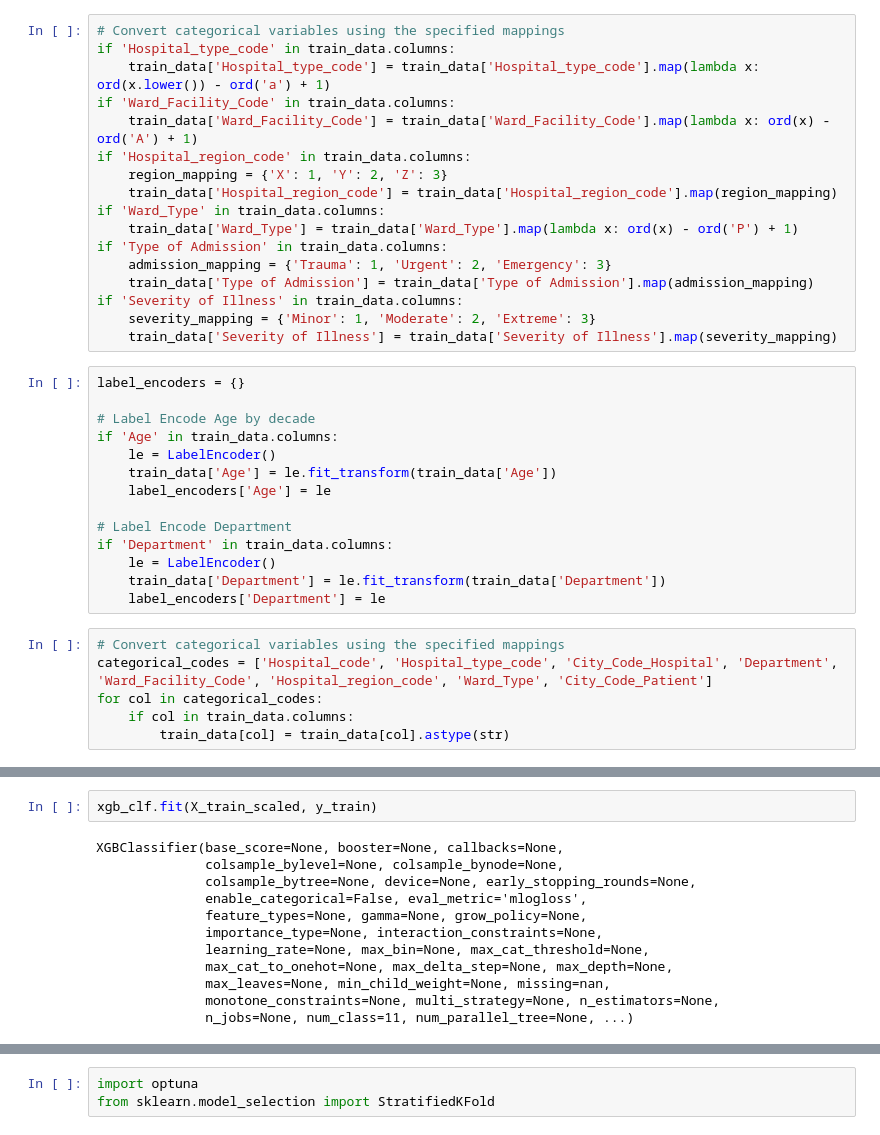
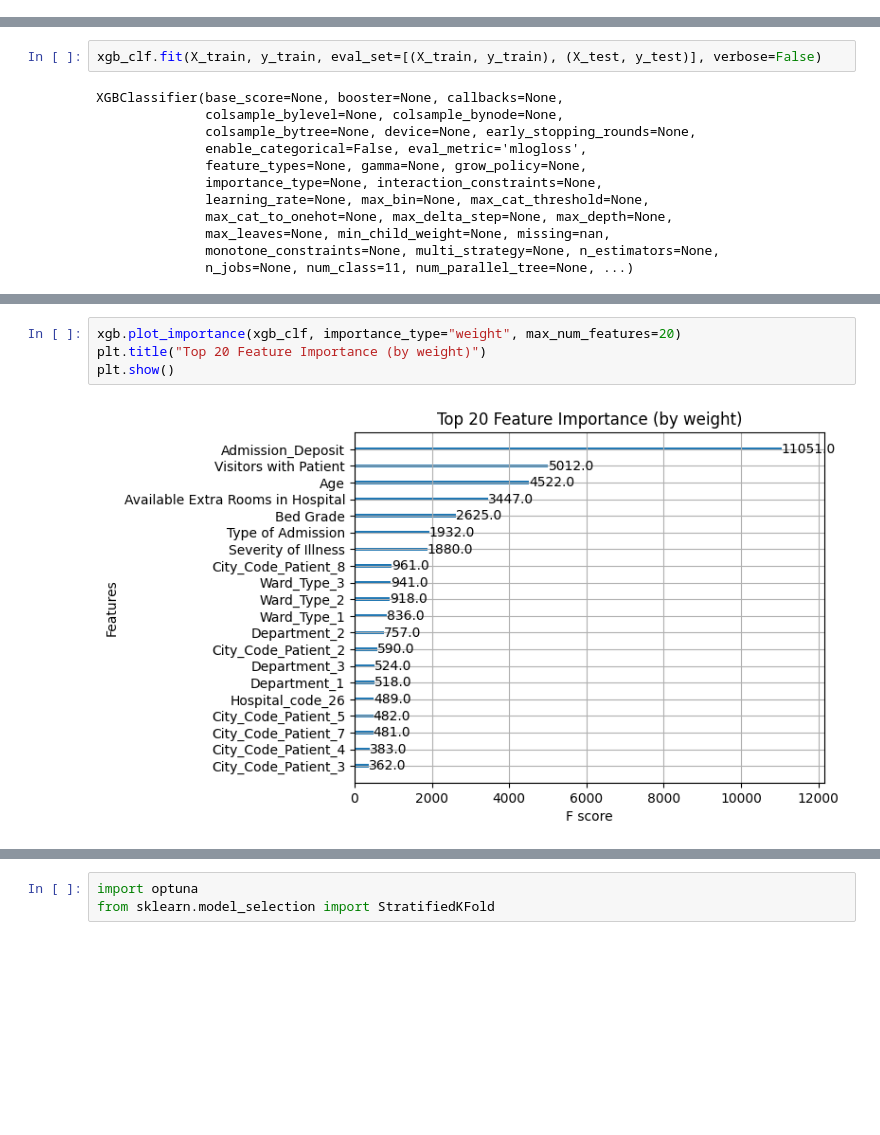
Before and after one commit to Jayjolie1026/4260, a Jupyter notebook: XgBoost.ipynb, the cells around one changed output, grey strips where cells are left out. Drawn from its saved outputs; the diff is of its cells as text; blank space fills up the shorter version.

```diff
--- a/XgBoost.ipynb
+++ b/XgBoost.ipynb
@@ -36,37 +17,0 @@ train_data['Stay'] = train_data['Stay'].map(stay_mapping)
-# %%
-# Convert categorical variables using the specified mappings
-if 'Hospital_type_code' in train_data.columns:
-    train_data['Hospital_type_code'] = train_data['Hospital_type_code'].map(lambda x: ord(x.lower()) - ord('a') + 1)
-if 'Ward_Facility_Code' in train_data.columns:
-    train_data['Ward_Facility_Code'] = train_data['Ward_Facility_Code'].map(lambda x: ord(x) - ord('A') + 1)
-if 'Hospital_region_code' in train_data.columns:
-    region_mapping = {'X': 1, 'Y': 2, 'Z': 3}
-    train_data['Hospital_region_code'] = train_data['Hospital_region_code'].map(region_mapping)
-if 'Ward_Type' in train_data.columns:
-    train_data['Ward_Type'] = train_data['Ward_Type'].map(lambda x: ord(x) - ord('P') + 1)
-if 'Type of Admission' in train_data.columns:
-    admission_mapping = {'Trauma': 1, 'Urgent': 2, 'Emergency': 3}
-    train_data['Type of Admission'] = train_data['Type of Admission'].map(admission_mapping)
-if 'Severity of Illness' in train_data.columns:
-    severity_mapping = {'Minor': 1, 'Moderate': 2, 'Extreme': 3}
-    train_data['Severity of Illness'] = train_data['Severity of Illness'].map(severity_mapping)
-# %%
-label_encoders = {}
-
-# Label Encode Age by decade
-if 'Age' in train_data.columns:
-    le = LabelEncoder()
-    train_data['Age'] = le.fit_transform(train_data['Age'])
-    label_encoders['Age'] = le
-
-# Label Encode Department
-if 'Department' in train_data.columns:
-    le = LabelEncoder()
-    train_data['Department'] = le.fit_transform(train_data['Department'])
-    label_encoders['Department'] = le
-# %%
-# Convert categorical variables using the specified mappings
-categorical_codes = ['Hospital_code', 'Hospital_type_code', 'City_Code_Hospital', 'Department', 'Ward_Facility_Code', 'Hospital_region_code', 'Ward_Type', 'City_Code_Patient']
-for col in categorical_codes:
-    if col in train_data.columns:
-        train_data[col] = train_data[col].astype(str)
@@ -89,7 +54,7 @@ X_test_scaled = scaler.transform(X_test)
 # %%
 xgb_clf = xgb.XGBClassifier(objective="multi:softmax", num_class=len(set(y_train)), eval_metric="mlogloss")
 # %%
-xgb_clf.fit(X_train_scaled, y_train)
+xgb_clf.fit(X_train, y_train, eval_set=[(X_train, y_train), (X_test, y_test)], verbose=False)
 # %% [output]
 XGBClassifier(base_score=None, booster=None, callbacks=None,
               colsample_bylevel=None, colsample_bynode=None,
@@ -131,0 +97,6 @@ Classification Report:
+# %%
+xgb.plot_importance(xgb_clf, importance_type="weight", max_num_features=20)
+plt.title("Top 20 Feature Importance (by weight)")
+plt.show()
+# %% [output]
+[figure, added]
```
Also changed, not shown: parts of 34 cells of this notebook, 1 other file.
